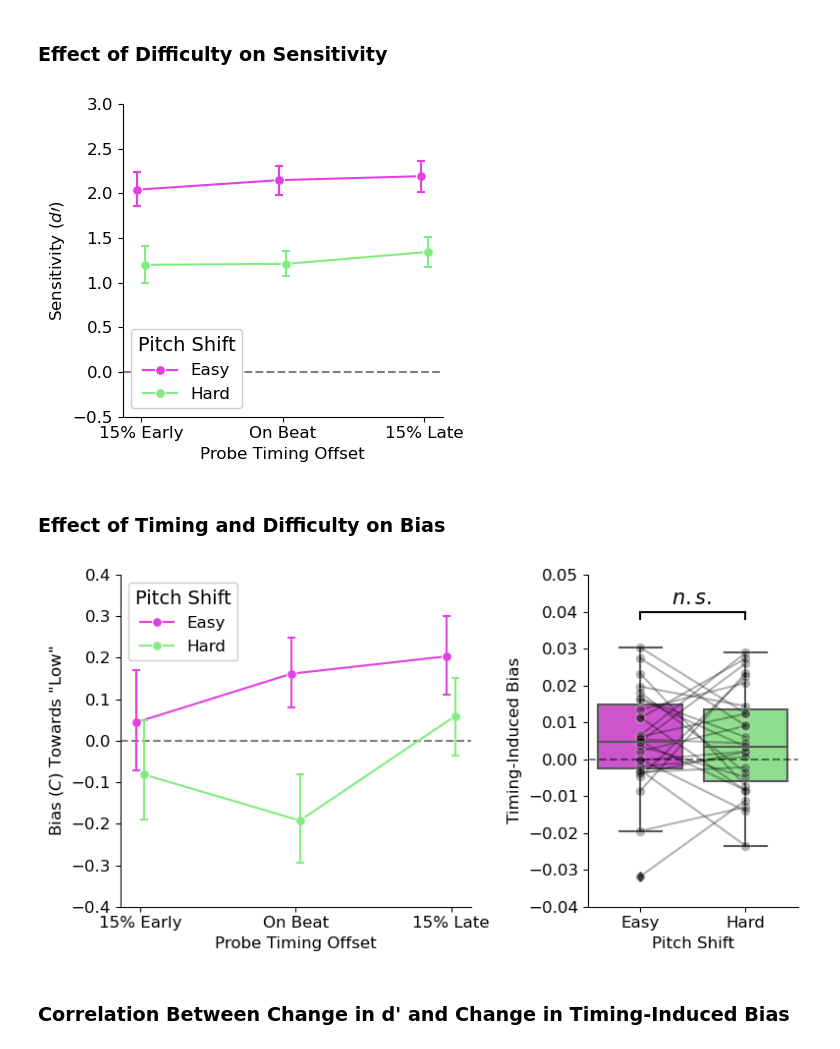
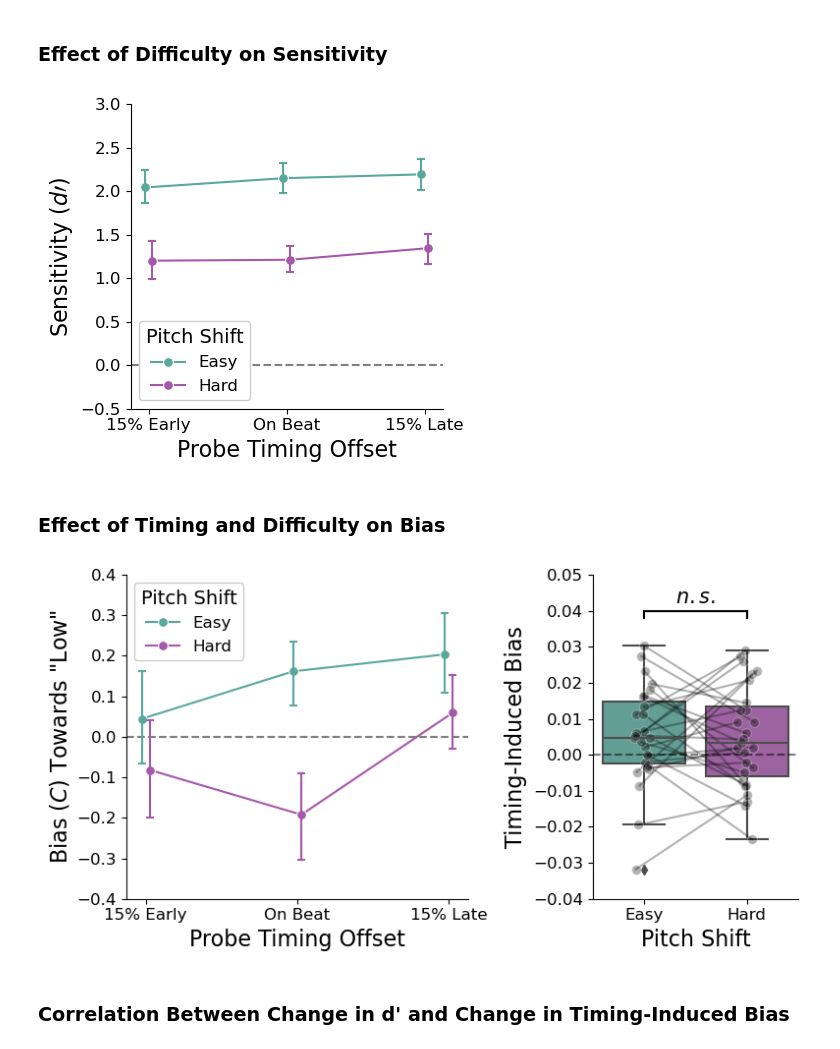
Before and after one commit to jpazdera/IllusoryPitch, a Jupyter notebook: E2/analysis/Analysis (IP-AD).ipynb, the cells around one changed output. Drawn from its saved outputs; the diff is of its cells as text; code cells hidden in the pictures.

Commit message:
Figure color adjustments

```diff
--- a/E2/analysis/Analysis (IP-AD).ipynb
+++ b/E2/analysis/Analysis (IP-AD).ipynb
@@ -30,8 +30,8 @@ if THEME == 'dark':
 elif THEME == 'light':
     background_color = 'w'
     text_color = 'k'
-    color1 = '#E240E2' #dark violet
-    color2 = '#82EC82' #bright green
+    color1 = '#59A89C'
+    color2 = '#A559AA'
 else:
     raise ValueError('Theme not recognized - must be one of "light" or "dark".')
 
@@ -140,8 +140,9 @@ plt.ylim(-0.5, 3)
 plt.gcf().set_size_inches(4.5, 4)
 plt.tight_layout()
 plt.gcf().savefig('figures/dprime2.svg')
+plt.gcf().savefig('figures/dprime2.pdf')
 # %% [output]
-[figure, old version]
+[figure, new version]
 # %% [markdown]
 ### Effect of Timing and Difficulty on Bias
 # %%
@@ -167,36 +168,37 @@ plt.xlabel('Probe Timing Offset')
 plt.xticks([425, 500, 575], ['15% Early', 'On Beat', '15% Late'])
 plt.ylim(-.4, .4)
 
 ###
 # Timing-Induced Bias
 ###
 
 plt.subplot(grid[1])
 
 sns.boxplot(x='shift_size', y='C_slope', data=fits[fits.shift_size != 'pooled'], order=['1', '0.5'], palette=[color1, color2])
 shift_map = {'1': 0, '0.5': 1}
 for s in fits.subject.unique():
     sfits = fits[(fits.subject == s) & (fits.shift_size != 'pooled')]
-    sns.lineplot(x=[shift_map[x] for x in sfits.shift_size], y='C_slope', data=sfits,
+    sns.lineplot(x=[shift_map[x] + np.random.normal(0, .045) for x in sfits.shift_size], y='C_slope', data=sfits,
                  color=text_color, alpha=.3, marker='o', ms=msize, lw=lw)
 plt.axhline(0, ls='--', alpha=.5, color=text_color)
 
 plt.text(.3, .042, '$n.s.$', fontsize=15)
 plt.plot([0, 1], [.04, .04], c=text_color)
 plt.plot([0, 0], [.038, .04], c=text_color)
 plt.plot([1, 1], [.038, .04], c=text_color)
 
 plt.xlabel('Pitch Shift')
 plt.ylabel('Timing-Induced Bias')
 plt.xticks([0, 1], ['Easy', 'Hard'])
 plt.ylim(-.04, .05)
 
 # Stylize figure and save
 plt.gcf().set_size_inches(8, 4.25)
 plt.tight_layout()
-plt.gcf().savefig('figures/bias2.svg', dpi=150)
+plt.gcf().savefig('figures/bias2.svg')
+plt.gcf().savefig('figures/bias2.pdf')
 # %% [output]
-[figure, old version]
+[figure, new version]
 # %% [markdown]
 ### Correlation Between Change in d' and Change in Timing-Induced Bias
 # %%
```
Also changed, not shown: parts of 2 cells of this notebook, 16 other files.
